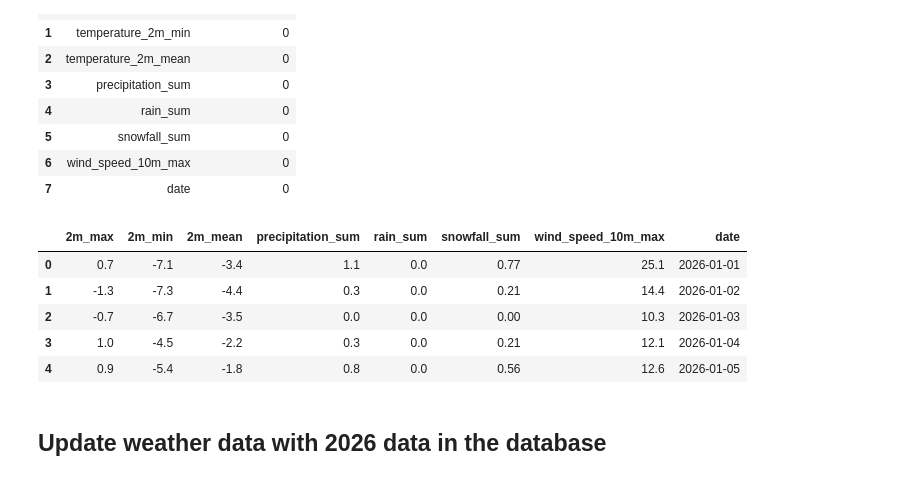
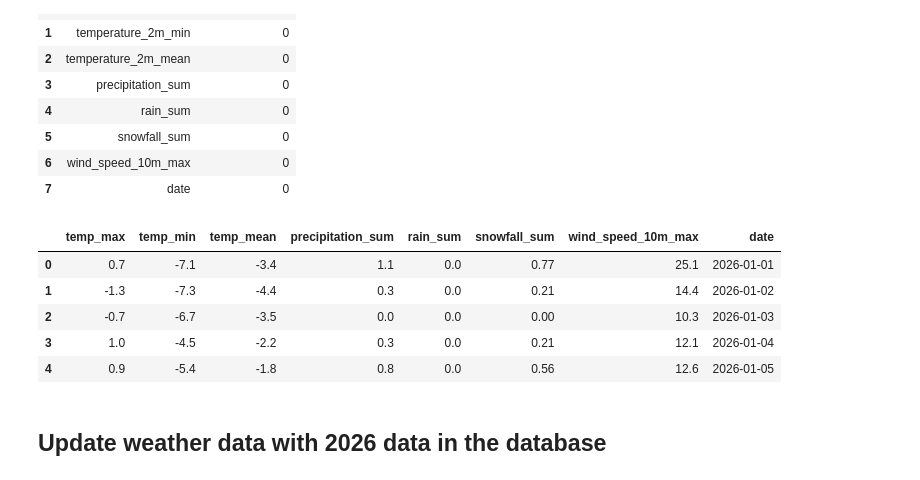
Before and after one commit to MarTvyal62/NYJ-City-Bike, a Jupyter notebook: notebooks/6_Data_to_PostgreSQL&PostGIS.ipynb, the cells around one changed output. Saved outputs shown, nothing was run; the diff lists cells and outputs as text; code cells hidden in the pictures.

```diff
--- a/notebooks/6_Data_to_PostgreSQL&PostGIS.ipynb
+++ b/notebooks/6_Data_to_PostgreSQL&PostGIS.ipynb
@@ -783,10 +790,17 @@ missing_values
 | 6 | wind_speed_10m_max | 0 |
 | 7 | date | 0 |
 # %%
-weather_daily.rename(columns=lambda c: remove_prefix(c, 'temperature_'), inplace=True)
+weather_daily = weather_daily.rename(
+    columns={
+        "temperature_2m_max": "temp_max",
+        "temperature_2m_min": "temp_min",
+        "temperature_2m_mean": "temp_mean"
+    }
+)
+
 weather_daily.head()
 # %% [output]
-|  | 2m_max | 2m_min | 2m_mean | precipitation_sum | rain_sum | snowfall_sum | wind_speed_10m_max | date |
+|  | temp_max | temp_min | temp_mean | precipitation_sum | rain_sum | snowfall_sum | wind_speed_10m_max | date |
 | 0 | 0.7 | -7.1 | -3.4 | 1.1 | 0.0 | 0.77 | 25.1 | 2026-01-01 |
 | 1 | -1.3 | -7.3 | -4.4 | 0.3 | 0.0 | 0.21 | 14.4 | 2026-01-02 |
 | 2 | -0.7 | -6.7 | -3.5 | 0.0 | 0.0 | 0.00 | 10.3 | 2026-01-03 |
```
Also changed, not shown: parts of 25 cells of this notebook.
